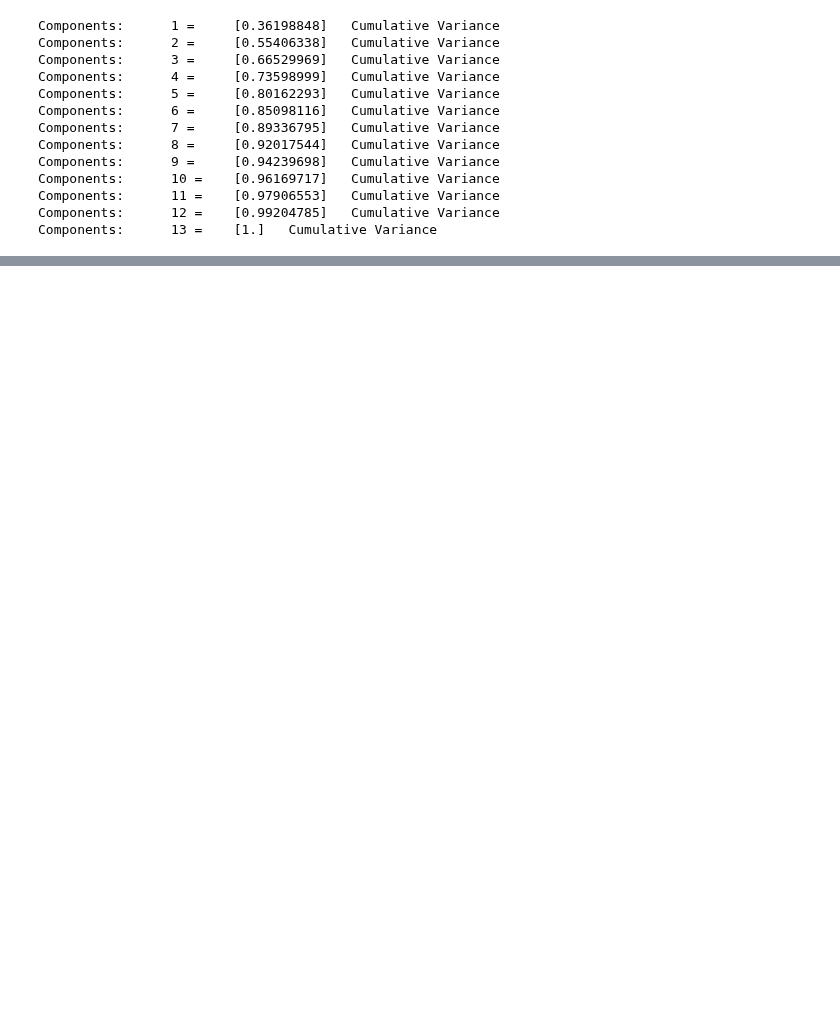
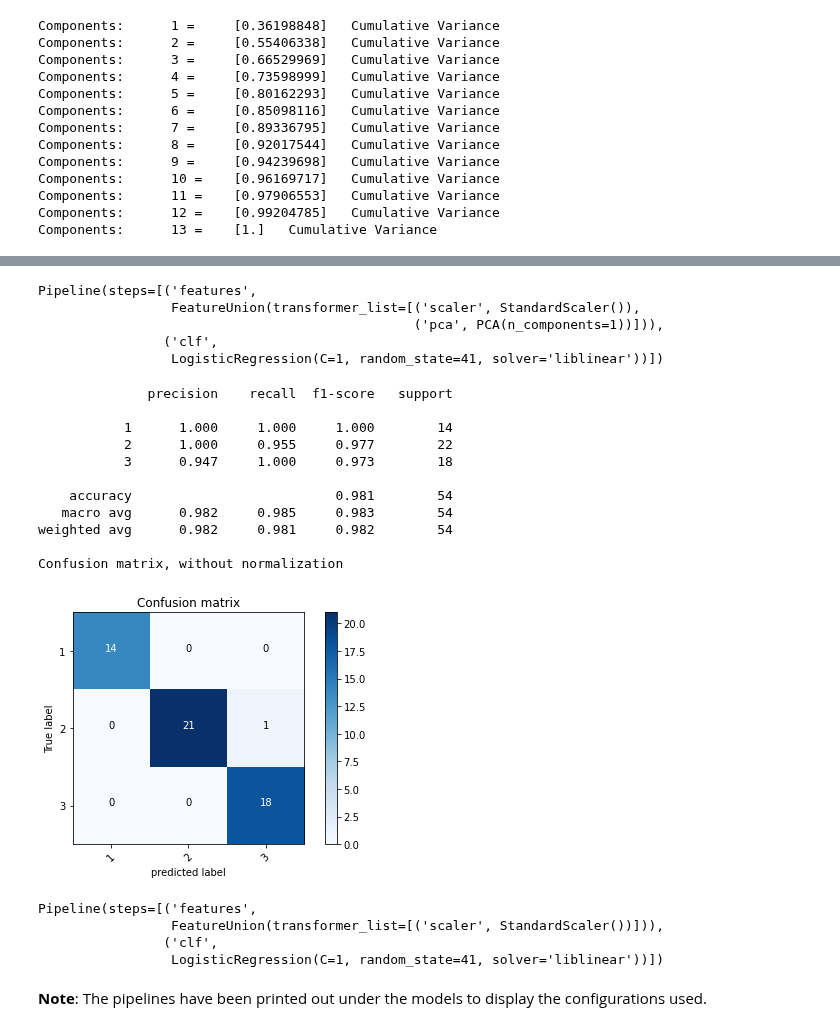
Before and after one commit to broepke/DATA110, a Jupyter notebook: Week 12/DATA110-Week12-broepke-Part-2.ipynb, the cells around one changed output, grey strips where cells are left out. Cells and saved outputs as stored; diff of their text form; code cells hidden in the pictures; blank space fills up the shorter version.

```diff
--- a/Week 12/DATA110-Week12-broepke-Part-2.ipynb
+++ b/Week 12/DATA110-Week12-broepke-Part-2.ipynb
@@ -283,0 +382,34 @@ print(grid_search.best_estimator_)
+# %%
+pipeline
+# %% [output]
+Pipeline(steps=[('features',
+                 FeatureUnion(transformer_list=[('scaler', StandardScaler()),
+                                                ('pca', PCA(n_components=1))])),
+                ('clf',
+                 LogisticRegression(C=1, random_state=41, solver='liblinear'))])
+# %%
+clf = LogisticRegression(C=1, solver='liblinear', random_state=41)
+pipeline = create_pipe(clf, do_pca=False)
+fit_and_print(pipeline)
+# %% [output]
+              precision    recall  f1-score   support
+
+           1      1.000     1.000     1.000        14
+           2      1.000     0.955     0.977        22
+           3      0.947     1.000     0.973        18
+
+    accuracy                          0.981        54
+   macro avg      0.982     0.985     0.983        54
+weighted avg      0.982     0.981     0.982        54
+
+Confusion matrix, without normalization
+[figure, added]
+# %%
+pipeline
+# %% [output]
+Pipeline(steps=[('features',
+                 FeatureUnion(transformer_list=[('scaler', StandardScaler())])),
+                ('clf',
+                 LogisticRegression(C=1, random_state=41, solver='liblinear'))])
+# %% [markdown]
+**Note**: The pipelines have been printed out under the models to display the configurations used.
```
Also changed, not shown: parts of 38 cells of this notebook.
